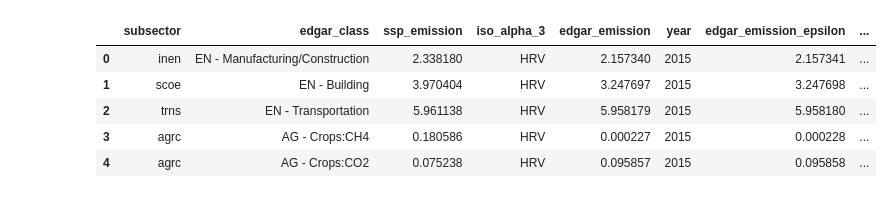
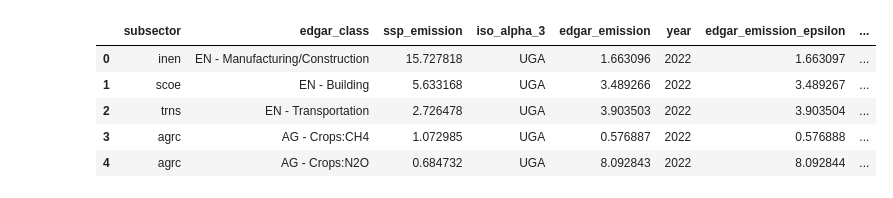
Before and after one commit to sisepuede-framework/ssp_data_calibration, a Jupyter notebook: src/opt_evaluation.ipynb, the cells around one changed output. Drawn from its saved outputs; the diff is of its cells as text; code cells hidden in the pictures.

```diff
--- a/src/opt_evaluation.ipynb
+++ b/src/opt_evaluation.ipynb
@@ -16,15 +19,17 @@ helper_functions = HelperFunctions()
 # Define paths
 SCRIPTS_DIR_PATH = os.getcwd()
 ROOT_DIR_PATH = os.path.dirname(SCRIPTS_DIR_PATH)
-OUTPUT_DIR_PATH = os.path.join(ROOT_DIR_PATH, 'output/pso')
+DATA_DIR_PATH = os.path.join(ROOT_DIR_PATH, 'data')
+OUTPUT_DIR_PATH = os.path.join(ROOT_DIR_PATH, 'output')
 MISC_DIR_PATH = os.path.join(SCRIPTS_DIR_PATH, 'misc')
 DUMMY_DIR_PATH = os.path.join(MISC_DIR_PATH, 'dummy')
 SECTORAL_REPORT_MAPPING_DIR_PATH = os.path.join(MISC_DIR_PATH, 'sectoral_report_mapping')
 SECTORAL_REPORTS_DIR_PATH = os.path.join(MISC_DIR_PATH, 'sectoral_reports')
 # %%
 # Define parameters
-iso_alpha_3 = 'HRV'
+iso_alpha_3 = 'UGA'
+region = 'uganda'
 energy_model_flag = False
-run_id = '20250416232916'
+run_id = '20250522234243'
 ssp_edgar_cw_file_name = 'sisepuede_edgar_active_crosswalk.csv'
 # %%
@@ -154,12 +213,12 @@ og_report
 # %%
-opt_detailed_report_path = os.path.join(OUTPUT_DIR_PATH, run_id, f'best_detailed_diff_report_{run_id}.csv')
+opt_detailed_report_path = os.path.join(OUTPUT_DIR_PATH, region, run_id, f'best_detailed_diff_report_{run_id}.csv')
 # opt_detailed_report_path = os.path.join(DUMMY_DIR_PATH, 'sectoral_emission_report_dummy.csv')
 opt_report = pd.read_csv(opt_detailed_report_path)
 opt_report.head()
 # %% [output]
 |  | subsector | edgar_class | ssp_emission | iso_alpha_3 | edgar_emission | year | edgar_emission_epsilon | ... |
-| 0 | inen | EN - Manufacturing/Construction | 2.338180 | HRV | 2.157340 | 2015 | 2.157341 | ... |
-| 1 | scoe | EN - Building | 3.970404 | HRV | 3.247697 | 2015 | 3.247698 | ... |
-| 2 | trns | EN - Transportation | 5.961138 | HRV | 5.958179 | 2015 | 5.958180 | ... |
-| 3 | agrc | AG - Crops:CH4 | 0.180586 | HRV | 0.000227 | 2015 | 0.000228 | ... |
-| 4 | agrc | AG - Crops:CO2 | 0.075238 | HRV | 0.095857 | 2015 | 0.095858 | ... |
+| 0 | inen | EN - Manufacturing/Construction | 15.727818 | UGA | 1.663096 | 2022 | 1.663097 | ... |
+| 1 | scoe | EN - Building | 5.633168 | UGA | 3.489266 | 2022 | 3.489267 | ... |
+| 2 | trns | EN - Transportation | 2.726478 | UGA | 3.903503 | 2022 | 3.903504 | ... |
+| 3 | agrc | AG - Crops:CH4 | 1.072985 | UGA | 0.576887 | 2022 | 0.576888 | ... |
+| 4 | agrc | AG - Crops:N2O | 0.684732 | UGA | 8.092843 | 2022 | 8.092844 | ... |
```
Also changed, not shown: parts of 19 cells of this notebook, 1 other file.
